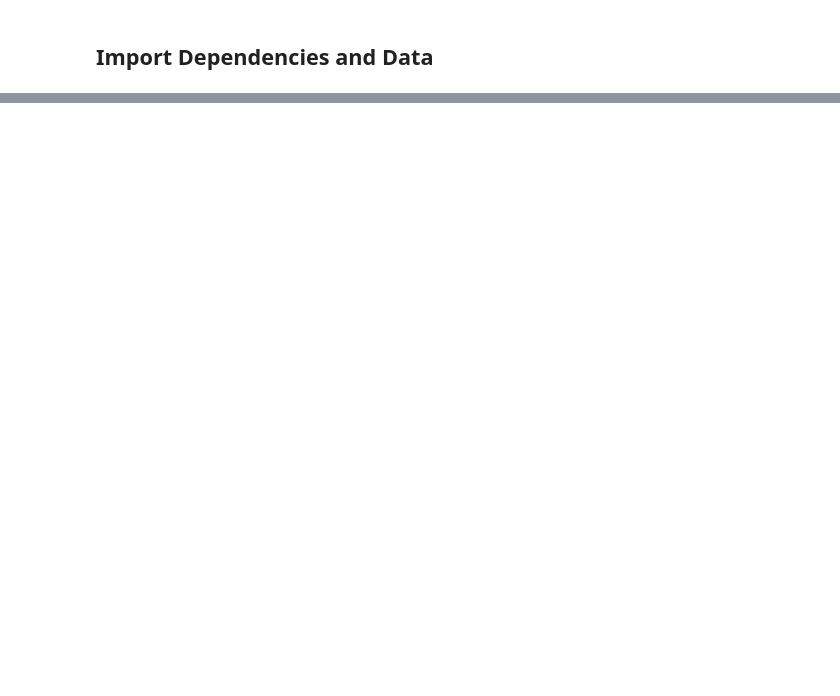
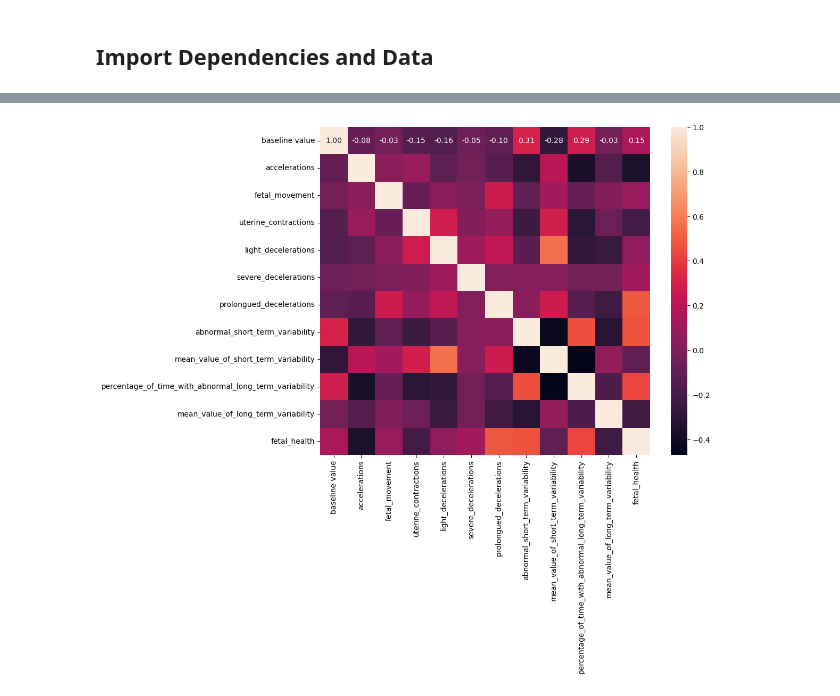
Before and after one commit to georgegmathew12/329e_project, a Jupyter notebook: 329_proj.ipynb, the cells around one changed output, grey strips where cells are left out. Cells and saved outputs as stored; diff of their text form; code cells hidden in the pictures; blank space fills up the shorter version.

```diff
--- a/329_proj.ipynb
+++ b/329_proj.ipynb
@@ -107,0 +140,7 @@ plt.show()
+# %%
+# Correlation heatmap
+plt.figure(figsize=(10, 8))
+sns.heatmap(cleaned_df.corr(), annot=True, fmt=".2f")
+plt.show()
+# %% [output]
+[figure, added]
```
Also changed, not shown: parts of 33 cells of this notebook.
